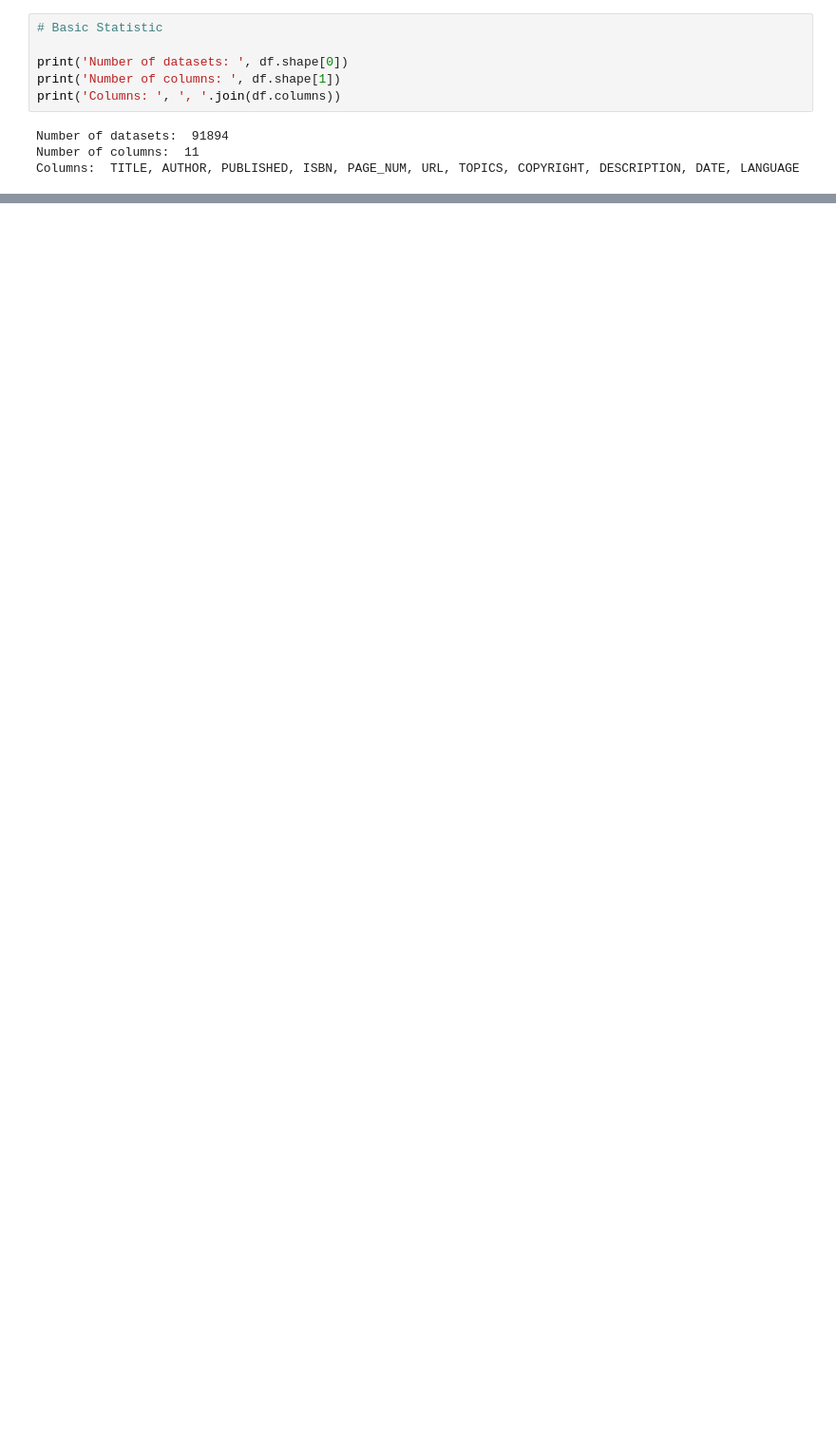
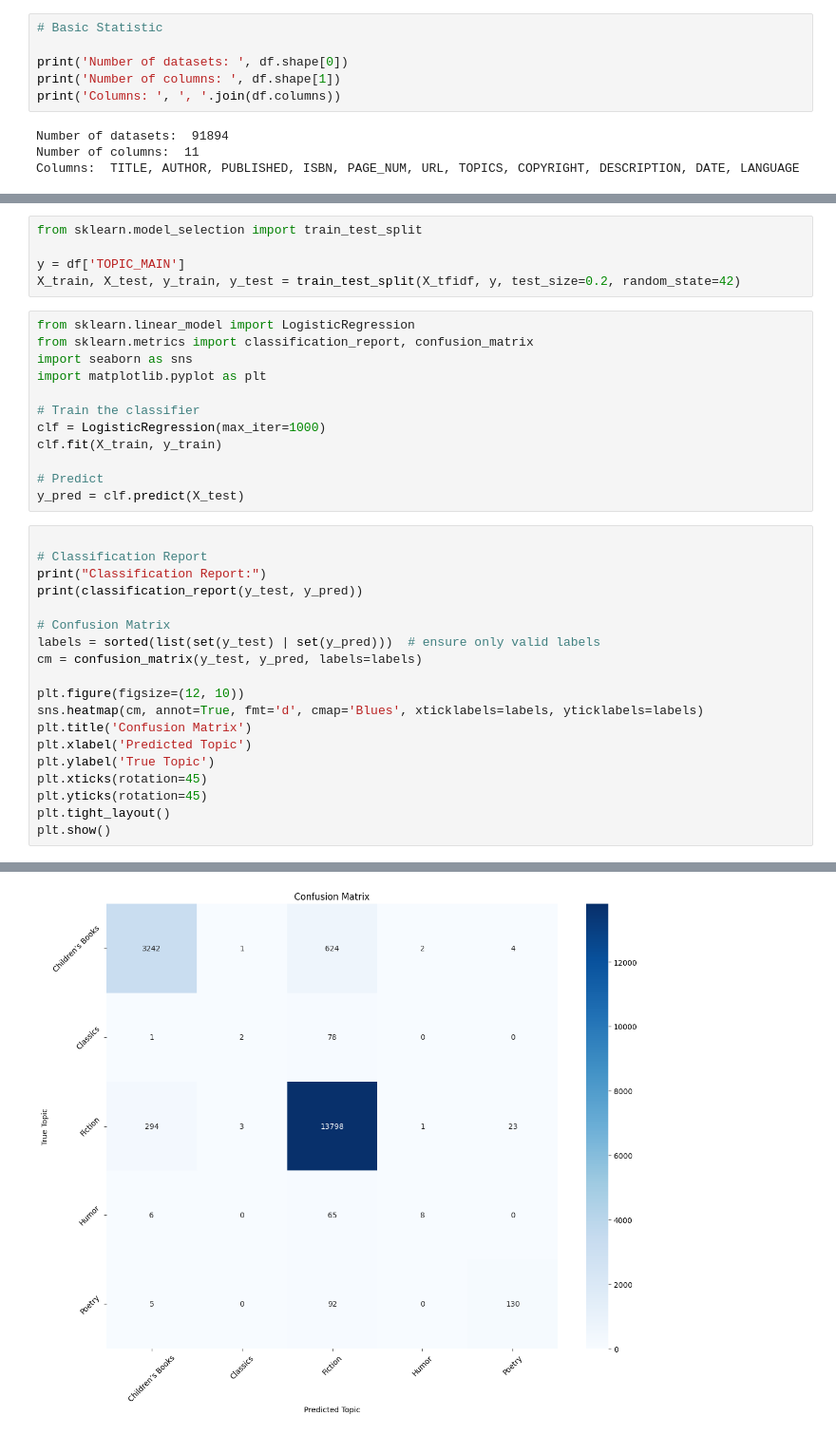
Before and after one commit to romi13147organization/nlp, a Jupyter notebook: data_exploration.ipynb, the cells around one changed output, grey strips where cells are left out. Shown at 95% size. Cells and saved outputs as stored; diff of their text form; blank space fills up the shorter version.

Commit message:
classification

```diff
--- a/data_exploration.ipynb
+++ b/data_exploration.ipynb
@@ -67,0 +134,37 @@ Columns:  TITLE, AUTHOR, PUBLISHED, ISBN, PAGE_NUM, URL, TOPICS, COPYRIGHT, DESC
+# %%
+from sklearn.model_selection import train_test_split
+
+y = df['TOPIC_MAIN']
+X_train, X_test, y_train, y_test = train_test_split(X_tfidf, y, test_size=0.2, random_state=42)
+# %%
+from sklearn.linear_model import LogisticRegression
+from sklearn.metrics import classification_report, confusion_matrix
+import seaborn as sns
+import matplotlib.pyplot as plt
+
+# Train the classifier
+clf = LogisticRegression(max_iter=1000)
+clf.fit(X_train, y_train)
+
+# Predict
+y_pred = clf.predict(X_test)
+# %%
+
+# Classification Report
+print("Classification Report:")
+print(classification_report(y_test, y_pred))
+
+# Confusion Matrix
+labels = sorted(list(set(y_test) | set(y_pred)))  # ensure only valid labels
+cm = confusion_matrix(y_test, y_pred, labels=labels)
+
+plt.figure(figsize=(12, 10))
+sns.heatmap(cm, annot=True, fmt='d', cmap='Blues', xticklabels=labels, yticklabels=labels)
+plt.title('Confusion Matrix')
+plt.xlabel('Predicted Topic')
+plt.ylabel('True Topic')
+plt.xticks(rotation=45)
+plt.yticks(rotation=45)
+plt.tight_layout()
+plt.show()
+# %% [output]
@@ -67,0 +183 @@ Columns:  TITLE, AUTHOR, PUBLISHED, ISBN, PAGE_NUM, URL, TOPICS, COPYRIGHT, DESC
+[figure, added]
```
Also changed, not shown: parts of 6 cells of this notebook.
